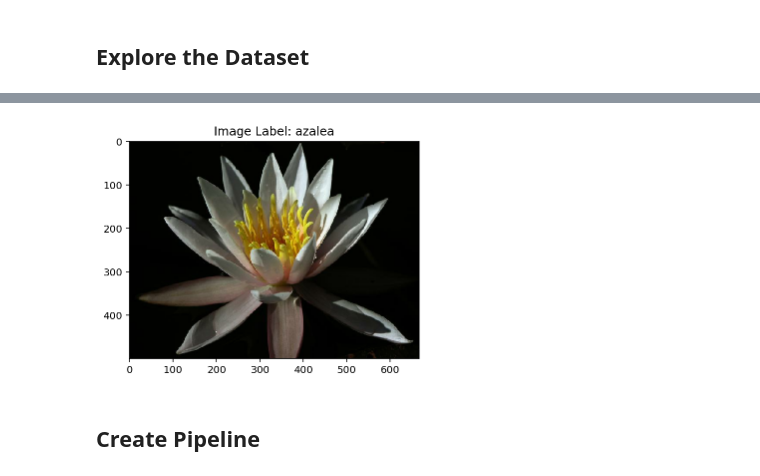
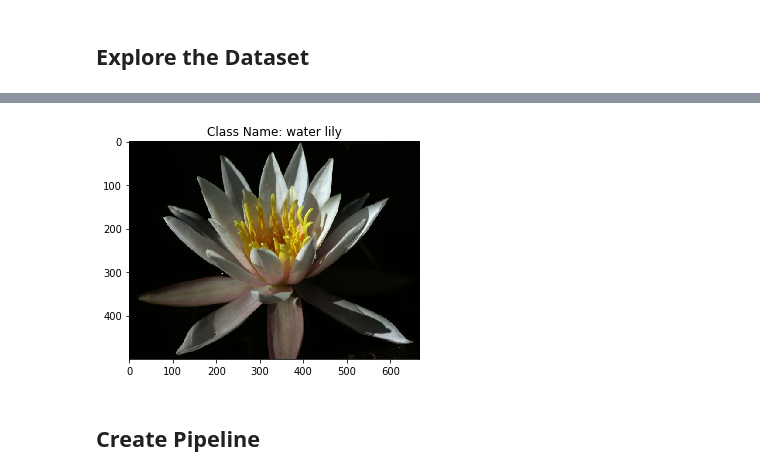
Before and after one commit to msmall318/intro-to-ml-tensorflow, a Jupyter notebook: projects/p2_image_classifier/Project_Image_Classifier_Project.ipynb, the cells around one changed output, grey strips where cells are left out. Cells and saved outputs as stored; diff of their text form; code cells hidden in the pictures.

```diff
--- a/projects/p2_image_classifier/Project_Image_Classifier_Project.ipynb
+++ b/projects/p2_image_classifier/Project_Image_Classifier_Project.ipynb
@@ -87,4 +82,6 @@ print('\nThe keys of dataset are:', list(dataset.keys()))
 
 # Done: Create a training set, a validation set and a test set.
 training_set, test_set, validation_set = dataset['train'], dataset['test'], dataset['validation']
+class_names = dataset_info.features["label"].names
+n_classes = dataset_info.features['label'].num_classes
 # %% [output]
@@ -128,5 +114,5 @@ The images in the training set have:
 # Set the title of the plot to the corresponding image label.
 for image, label in training_set.take(1):
     plt.imshow(image, cmap= plt.cm.binary)
-    plt.title('Image Label: %s' % label.numpy())
+    plt.title(f"Image Label: {label}")
 # %% [output]
@@ -138,14 +120,11 @@ You'll also need to load in a mapping from label to category name. You can find
-# %%
-with open('label_map.json', 'r') as f:
-    class_names = json.load(f)
 # %%
-# Done: Plot 1 image from the training set. Set the title
-# of the plot to the corresponding class name.
+# Done: Plot 1 image from the training set.
+# Set the title of the plot to the corresponding image label.
 for image, label in training_set.take(1):
     plt.imshow(image, cmap= plt.cm.binary)
-    plt.title('Image Label: %s' % class_names[str(label.numpy())])
+    plt.title(f"Class Name: {class_names[label]}")
 # %% [output]
-[figure, old version]
+[figure, new version]
 # %% [markdown]
 ## Create Pipeline
 # %%
```
Also changed, not shown: parts of 26 cells of this notebook, 3 other files.
